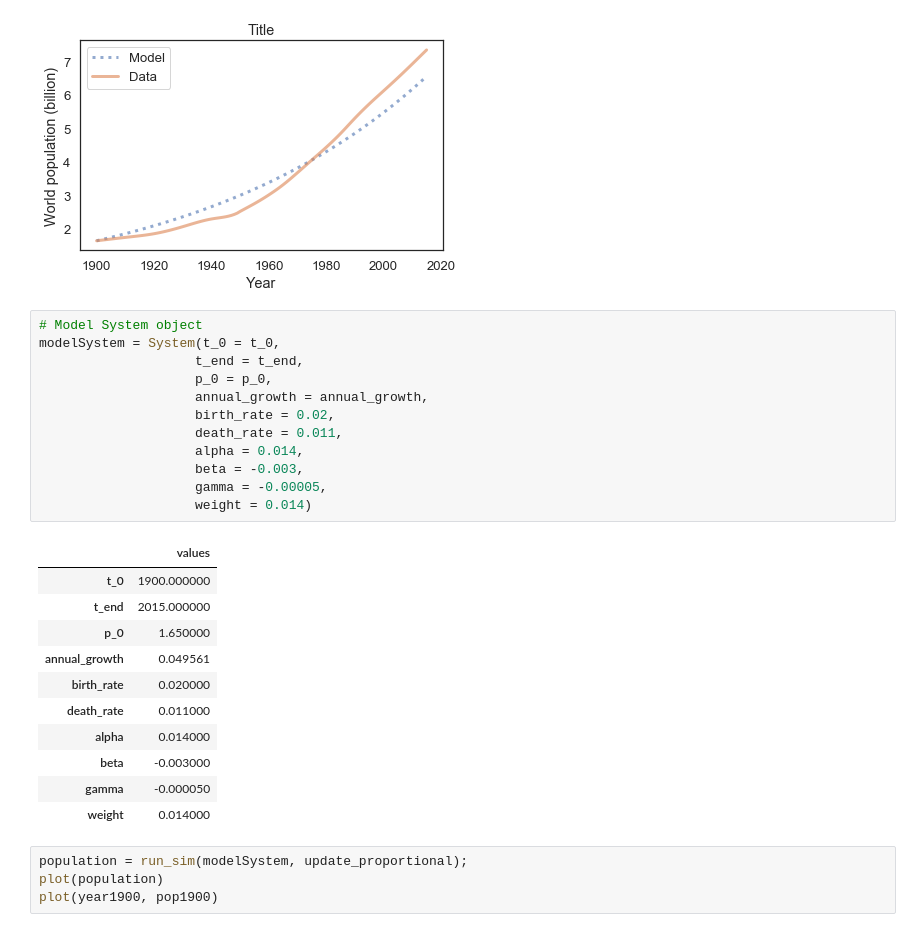
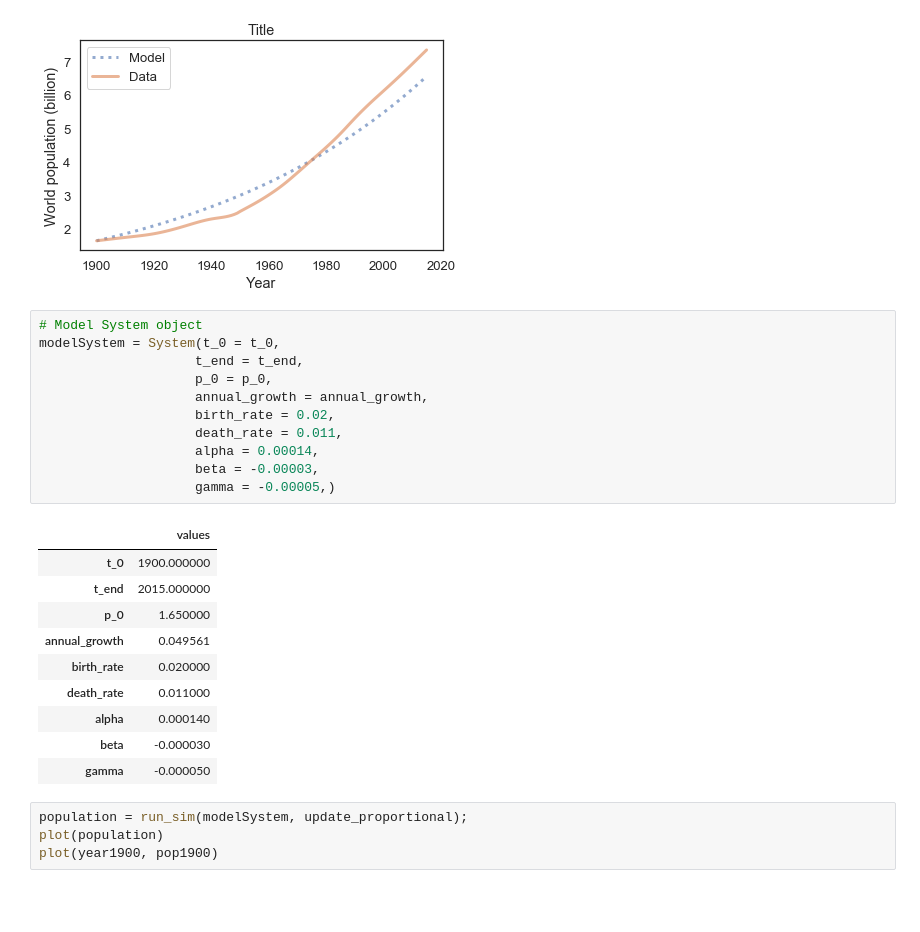
Before and after one commit to jamesHo22/ModSimPy, a Jupyter notebook: code/Project_One.ipynb, the cells around one changed output. Cells and saved outputs as stored; diff of their text form; blank space fills up the shorter version.

```diff
--- a/code/Project_One.ipynb
+++ b/code/Project_One.ipynb
@@ -300,27 +376,25 @@ plot_results(population, pop1900, year1900, "Title")
 # %%
 # Model System object
 modelSystem = System(t_0 = t_0,
                     t_end = t_end,
                     p_0 = p_0,
                     annual_growth = annual_growth,
                     birth_rate = 0.02,
                     death_rate = 0.011,
-                    alpha = 0.014,
-                    beta = -0.003,
-                    gamma = -0.00005,
-                    weight = 0.014)
+                    alpha = 0.00014,
+                    beta = -0.00003,
+                    gamma = -0.00005,)
 # %% [output]
 |  | values |
 | t_0 | 1900.000000 |
 | t_end | 2015.000000 |
 | p_0 | 1.650000 |
 | annual_growth | 0.049561 |
 | birth_rate | 0.020000 |
 | death_rate | 0.011000 |
-| alpha | 0.014000 |
-| beta | -0.003000 |
+| alpha | 0.000140 |
+| beta | -0.000030 |
 | gamma | -0.000050 |
-| weight | 0.014000 |
 # %%
 population = run_sim(modelSystem, update_proportional);
 plot(population)
```
Also changed, not shown: parts of 10 cells of this notebook.
